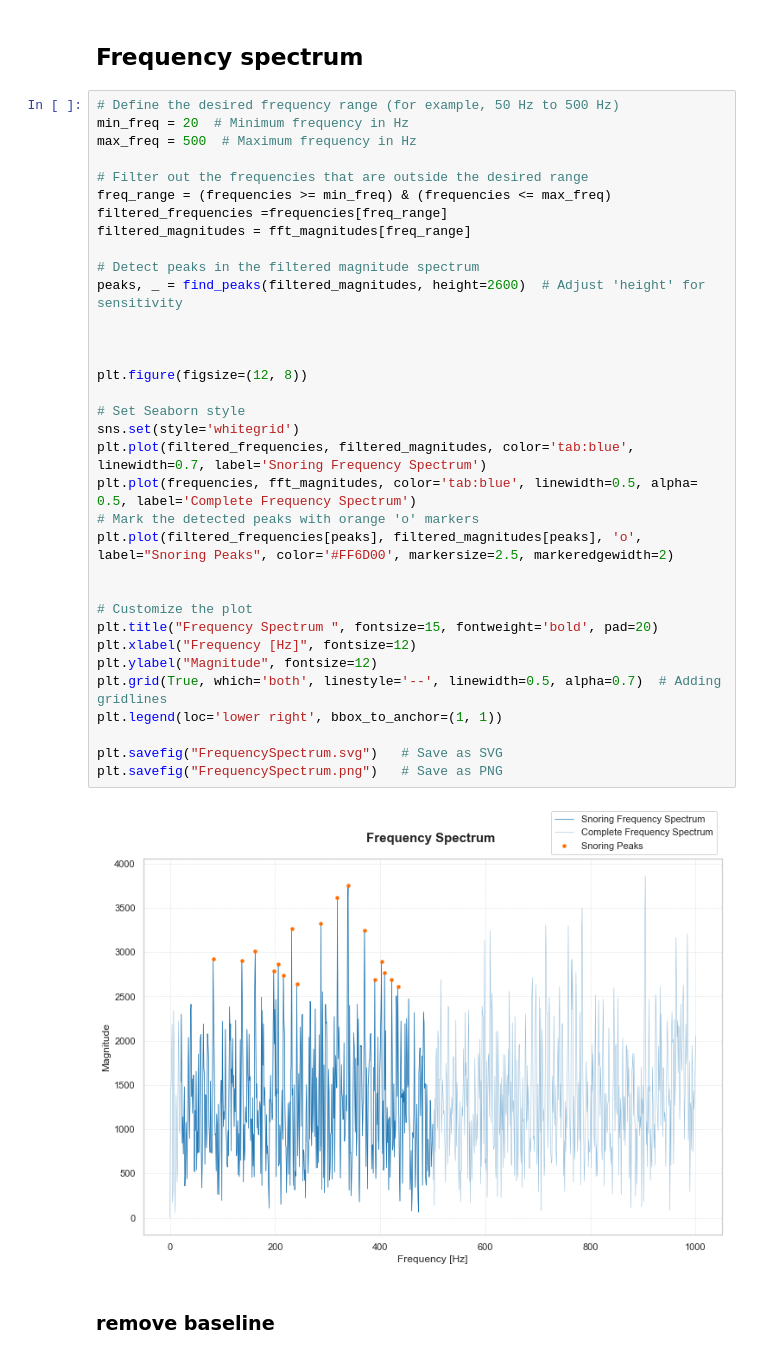
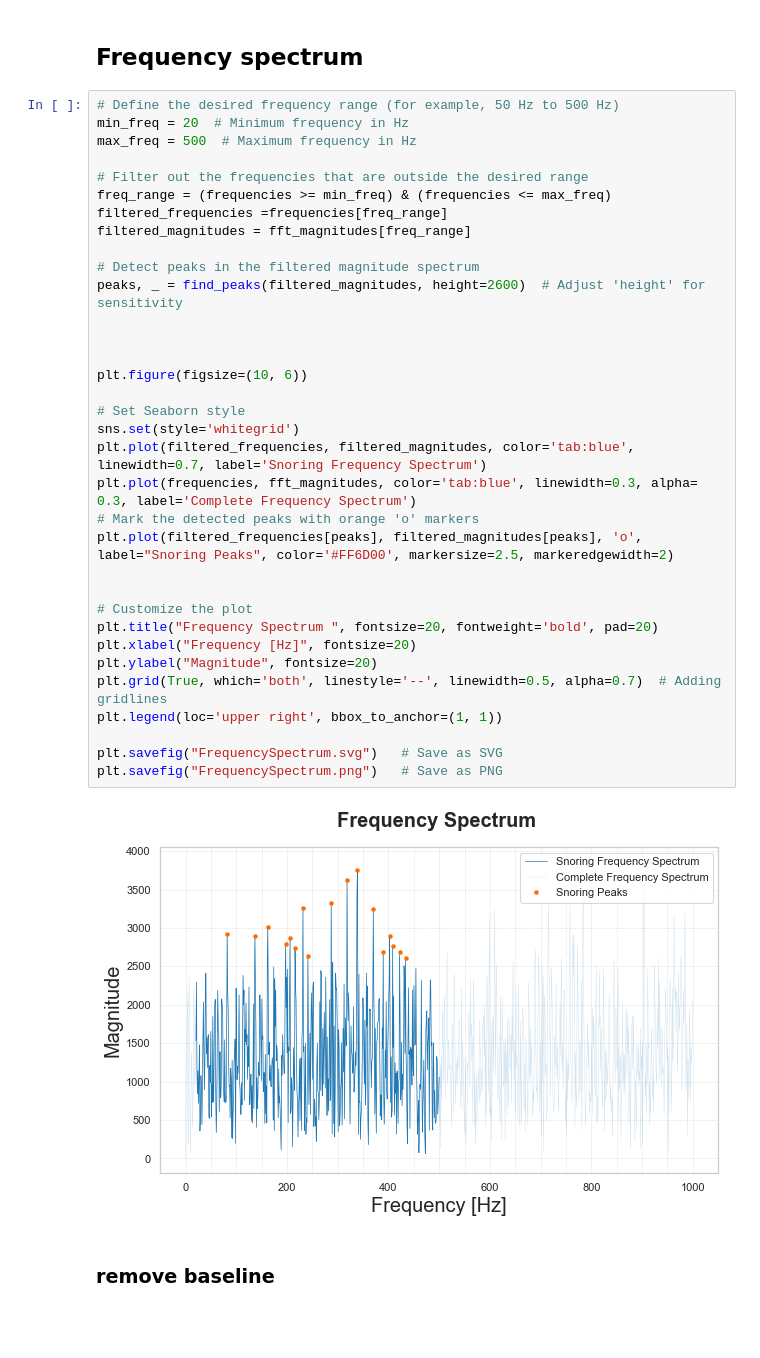
Before and after one commit to Ireneroda/Sleeping-Mask-project, a Jupyter notebook: microphone/Sound_data_analysis.ipynb, the cells around one changed output. Saved outputs shown, nothing was run; the diff lists cells and outputs as text; blank space fills up the shorter version.

```diff
--- a/microphone/Sound_data_analysis.ipynb
+++ b/microphone/Sound_data_analysis.ipynb
@@ -274,39 +274,39 @@ plt.show()
 # %%
 # Define the desired frequency range (for example, 50 Hz to 500 Hz)
 min_freq = 20  # Minimum frequency in Hz
 max_freq = 500  # Maximum frequency in Hz
 
 # Filter out the frequencies that are outside the desired range
 freq_range = (frequencies >= min_freq) & (frequencies <= max_freq)
 filtered_frequencies =frequencies[freq_range]
 filtered_magnitudes = fft_magnitudes[freq_range]
 
 # Detect peaks in the filtered magnitude spectrum
 peaks, _ = find_peaks(filtered_magnitudes, height=2600)  # Adjust 'height' for sensitivity
 
 
 
-plt.figure(figsize=(12, 8))
+plt.figure(figsize=(10, 6))
 
 # Set Seaborn style
 sns.set(style='whitegrid')
 plt.plot(filtered_frequencies, filtered_magnitudes, color='tab:blue', linewidth=0.7, label='Snoring Frequency Spectrum')
-plt.plot(frequencies, fft_magnitudes, color='tab:blue', linewidth=0.5, alpha= 0.5, label='Complete Frequency Spectrum')
+plt.plot(frequencies, fft_magnitudes, color='tab:blue', linewidth=0.3, alpha= 0.3, label='Complete Frequency Spectrum')
 # Mark the detected peaks with orange 'o' markers
 plt.plot(filtered_frequencies[peaks], filtered_magnitudes[peaks], 'o', label="Snoring Peaks", color='#FF6D00', markersize=2.5, markeredgewidth=2)
 
 
 # Customize the plot
-plt.title("Frequency Spectrum ", fontsize=15, fontweight='bold', pad=20)
-plt.xlabel("Frequency [Hz]", fontsize=12)
-plt.ylabel("Magnitude", fontsize=12)
+plt.title("Frequency Spectrum ", fontsize=20, fontweight='bold', pad=20)
+plt.xlabel("Frequency [Hz]", fontsize=20)
+plt.ylabel("Magnitude", fontsize=20)
 plt.grid(True, which='both', linestyle='--', linewidth=0.5, alpha=0.7)  # Adding gridlines
-plt.legend(loc='lower right', bbox_to_anchor=(1, 1))
+plt.legend(loc='upper right', bbox_to_anchor=(1, 1))
 
 plt.savefig("FrequencySpectrum.svg")   # Save as SVG
 plt.savefig("FrequencySpectrum.png")   # Save as PNG
 # %% [output]
-[figure, old version]
+[figure, new version]
 # %% [markdown]
 ### remove baseline
 # %%
```
Also changed, not shown: parts of 6 cells of this notebook, 8 other files.
